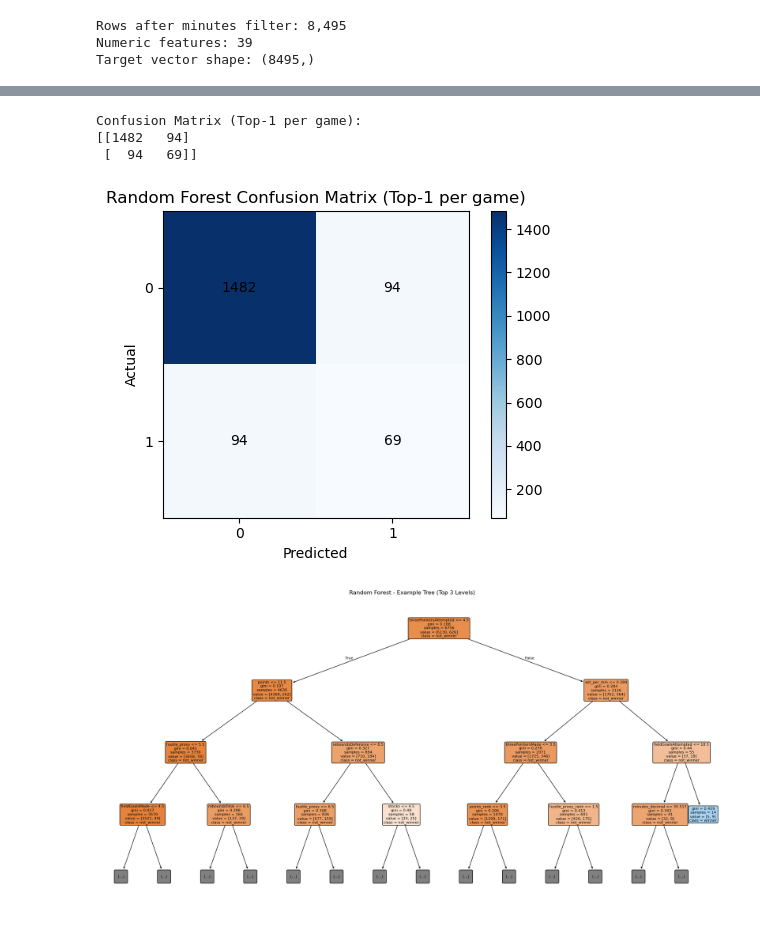
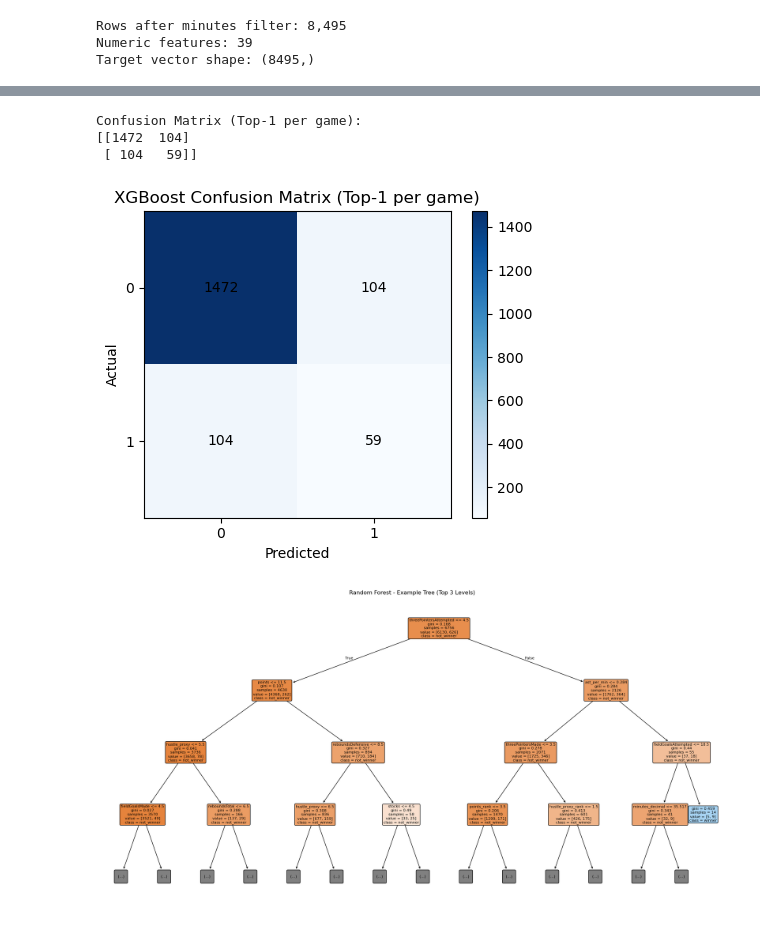
Before and after one commit to Tttaussig33/tommy-award-analysis, a Jupyter notebook: notebooks/predict_tommy_award_other_teams.ipynb, the cells around one changed output, grey strips where cells are left out. Cells and saved outputs as stored; diff of their text form; code cells hidden in the pictures.

Commit message:
Switch other-team predictions to XGBoost
Use the XGBoost model for league-wide Tommy Award prediction and write outputs to a dedicated xgboost_net_rating_run folder.

```diff
--- a/notebooks/predict_tommy_award_other_teams.ipynb
+++ b/notebooks/predict_tommy_award_other_teams.ipynb
@@ -418,36 +397,36 @@ y_pred_top1_for_cm = pd.Series(0, index=scored_df.index, dtype=int)
 y_pred_top1_for_cm.loc[winner_idx] = 1
 
 print("Confusion Matrix (Top-1 per game):")
 cm = confusion_matrix(y_test, y_pred_top1_for_cm)
 print(cm)
 
 try:
     import seaborn as sns
 
     sns.heatmap(cm, annot=True, cmap="Blues", fmt="d")
-    plt.title("Random Forest Confusion Matrix (Top-1 per game)")
+    plt.title("XGBoost Confusion Matrix (Top-1 per game)")
     plt.xlabel("Predicted")
     plt.ylabel("Actual")
     plt.show()
 except ModuleNotFoundError:
     fig, ax = plt.subplots(figsize=(5, 4))
     im = ax.imshow(cm, cmap="Blues")
-    ax.set_title("Random Forest Confusion Matrix (Top-1 per game)")
+    ax.set_title("XGBoost Confusion Matrix (Top-1 per game)")
     ax.set_xlabel("Predicted")
     ax.set_ylabel("Actual")
     ax.set_xticks(range(cm.shape[1]))
     ax.set_yticks(range(cm.shape[0]))
 
     for i in range(cm.shape[0]):
         for j in range(cm.shape[1]):
             ax.text(j, i, str(cm[i, j]), ha="center", va="center", color="black")
 
     fig.colorbar(im, ax=ax)
     plt.tight_layout()
     plt.show()
 # %% [output]
 Confusion Matrix (Top-1 per game):
-[[1482   94]
- [  94   69]]
+[[1472  104]
+ [ 104   59]]
-[figure, old version]
+[figure, new version]
 # %%
```
Also changed, not shown: parts of 14 cells of this notebook.
